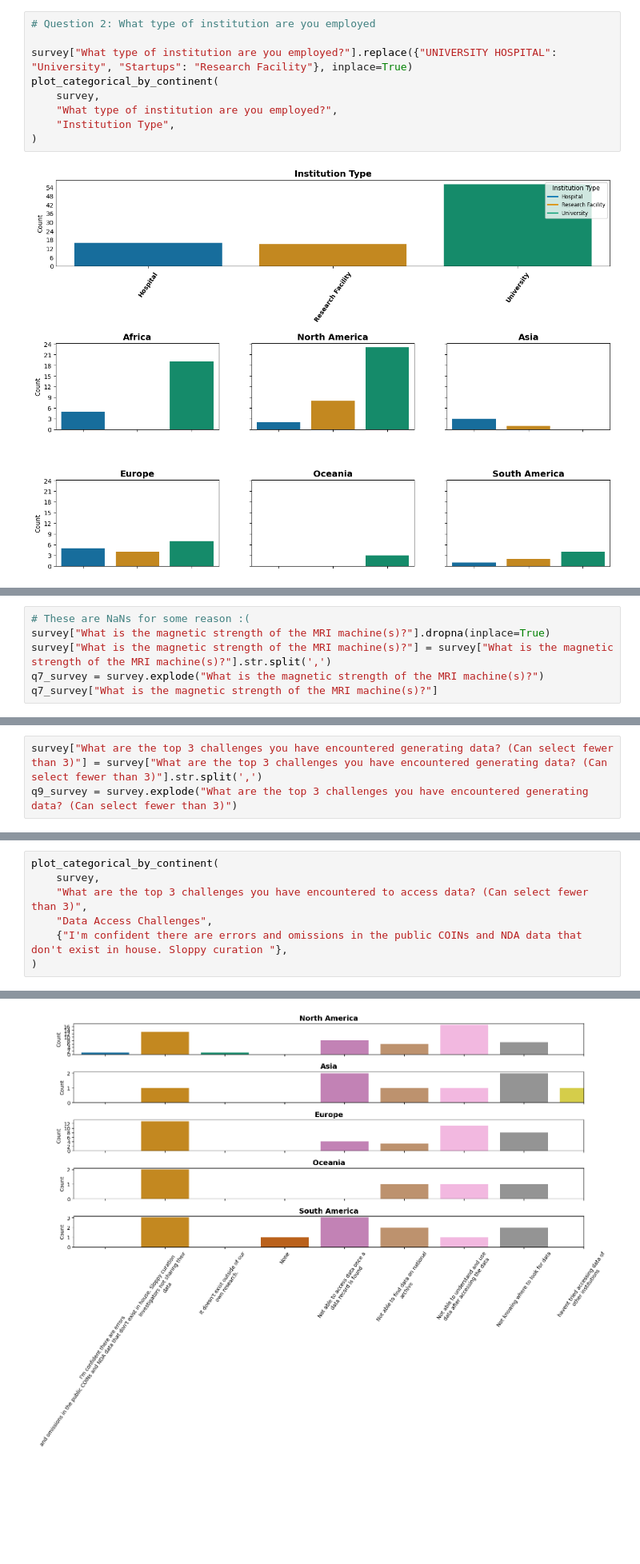
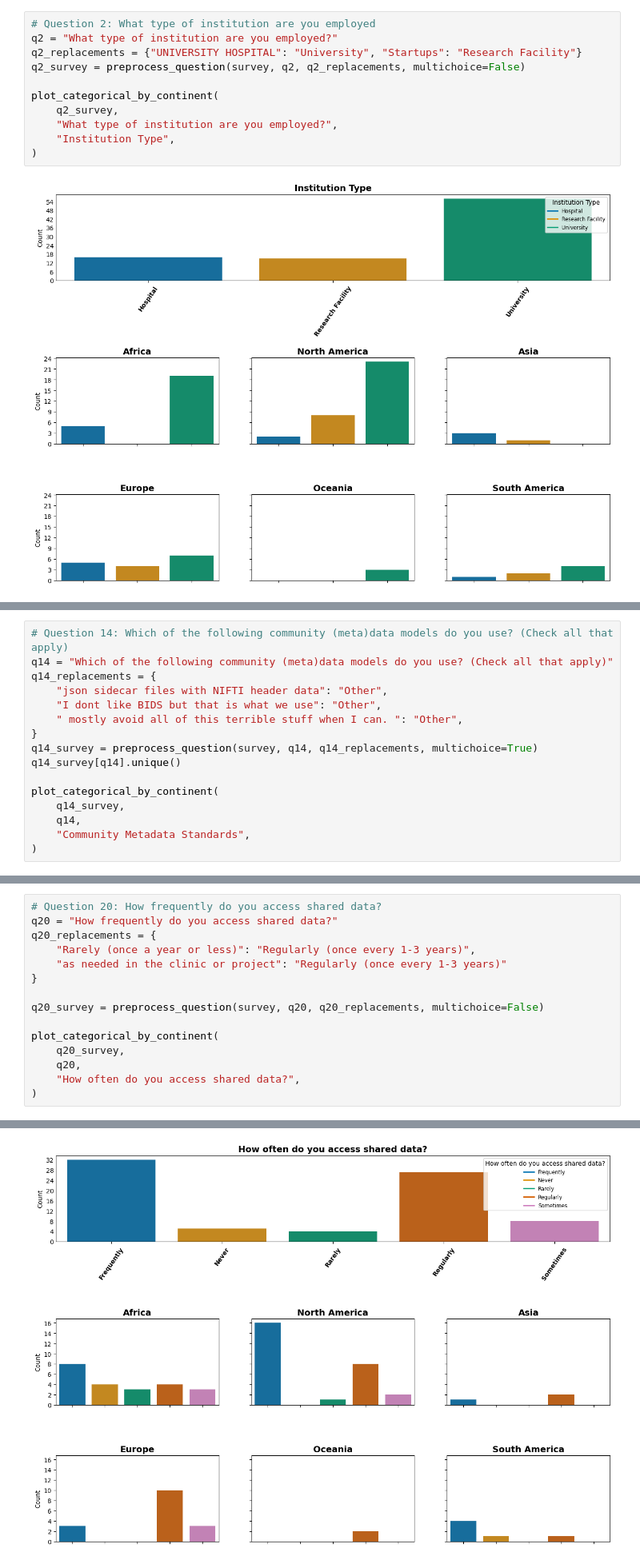
Before and after one commit to jdkent/BRIDGESurveyTechAnalysis, a Jupyter notebook: survey_analysis.ipynb, the cells around one changed output, grey strips where cells are left out. Shown at 80% size. Saved outputs shown, nothing was run; the diff lists cells and outputs as text; blank space fills up the shorter version.

```diff
--- a/survey_analysis.ipynb
+++ b/survey_analysis.ipynb
@@ -265,10 +260,12 @@ Continent counts:
 [figure]
 # %%
 # Question 2: What type of institution are you employed
+q2 = "What type of institution are you employed?"
+q2_replacements = {"UNIVERSITY HOSPITAL": "University", "Startups": "Research Facility"}
+q2_survey = preprocess_question(survey, q2, q2_replacements, multichoice=False)
 
-survey["What type of institution are you employed?"].replace({"UNIVERSITY HOSPITAL": "University", "Startups": "Research Facility"}, inplace=True)
 plot_categorical_by_continent(
-    survey,
+    q2_survey,
     "What type of institution are you employed?",
     "Institution Type",
 )
@@ -356,6 +337,0 @@ Name: What is the magnetic strength of the MRI machine(s)?, Length: 87, dtype: f
-# %%
-# These are NaNs for some reason :(
-survey["What is the magnetic strength of the MRI machine(s)?"].dropna(inplace=True)
-survey["What is the magnetic strength of the MRI machine(s)?"] = survey["What is the magnetic strength of the MRI machine(s)?"].str.split(',')
-q7_survey = survey.explode("What is the magnetic strength of the MRI machine(s)?")
-q7_survey["What is the magnetic strength of the MRI machine(s)?"]
@@ -431,3 +526,16 @@ plt.show()
 # %%
-survey["What are the top 3 challenges you have encountered generating data? (Can select fewer than 3)"] = survey["What are the top 3 challenges you have encountered generating data? (Can select fewer than 3)"].str.split(',')
-q9_survey = survey.explode("What are the top 3 challenges you have encountered generating data? (Can select fewer than 3)")
+# Question 14: Which of the following community (meta)data models do you use? (Check all that apply)
+q14 = "Which of the following community (meta)data models do you use? (Check all that apply)"
+q14_replacements = {
+    "json sidecar files with NIFTI header data": "Other",
+    "I dont like BIDS but that is what we use": "Other",
+    " mostly avoid all of this terrible stuff when I can. ": "Other",
+}
+q14_survey = preprocess_question(survey, q14, q14_replacements, multichoice=True)
+q14_survey[q14].unique()
+
+plot_categorical_by_continent(
+    q14_survey,
+    q14,
+    "Community Metadata Standards",
+)
@@ -550,8 +653,16 @@ Passing `palette` without assigning `hue` is deprecated and will be removed in v
 # %%
+# Question 20: How frequently do you access shared data?
+q20 = "How frequently do you access shared data?"
+q20_replacements = {
+    "Rarely (once a year or less)": "Regularly (once every 1-3 years)",
+    "as needed in the clinic or project": "Regularly (once every 1-3 years)"
+}
+
+q20_survey = preprocess_question(survey, q20, q20_replacements, multichoice=False)
+
 plot_categorical_by_continent(
-    survey,
-    "What are the top 3 challenges you have encountered to access data? (Can select fewer than 3)",
-    "Data Access Challenges",
-    {"I'm confident there are errors and omissions in the public COINs and NDA data that don't exist in house. Sloppy curation "},
+    q20_survey,
+    q20,
+    "How often do you access shared data?",
 )
 # %% [output]
@@ -577 +673 @@ Passing `palette` without assigning `hue` is deprecated and will be removed in v
-[figure, old version]
+[figure, new version]
```
Also changed, not shown: parts of 37 cells of this notebook.
